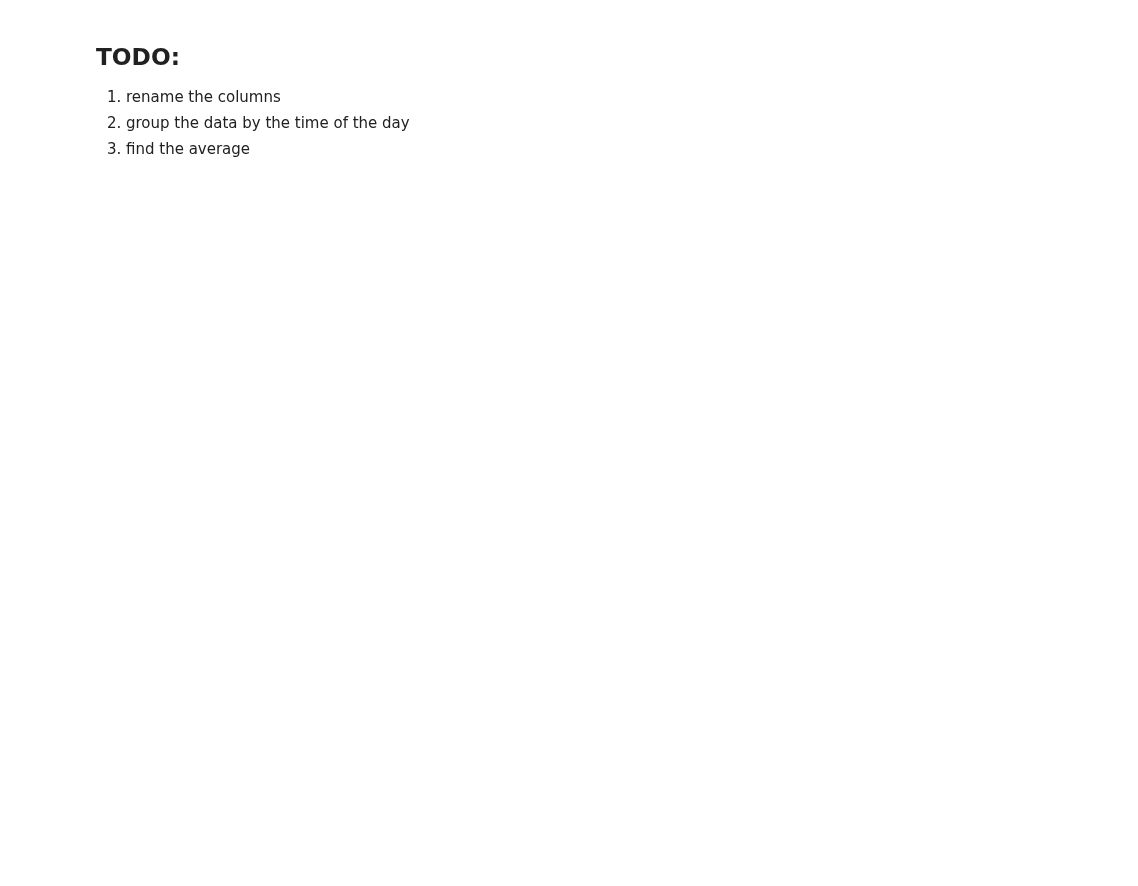
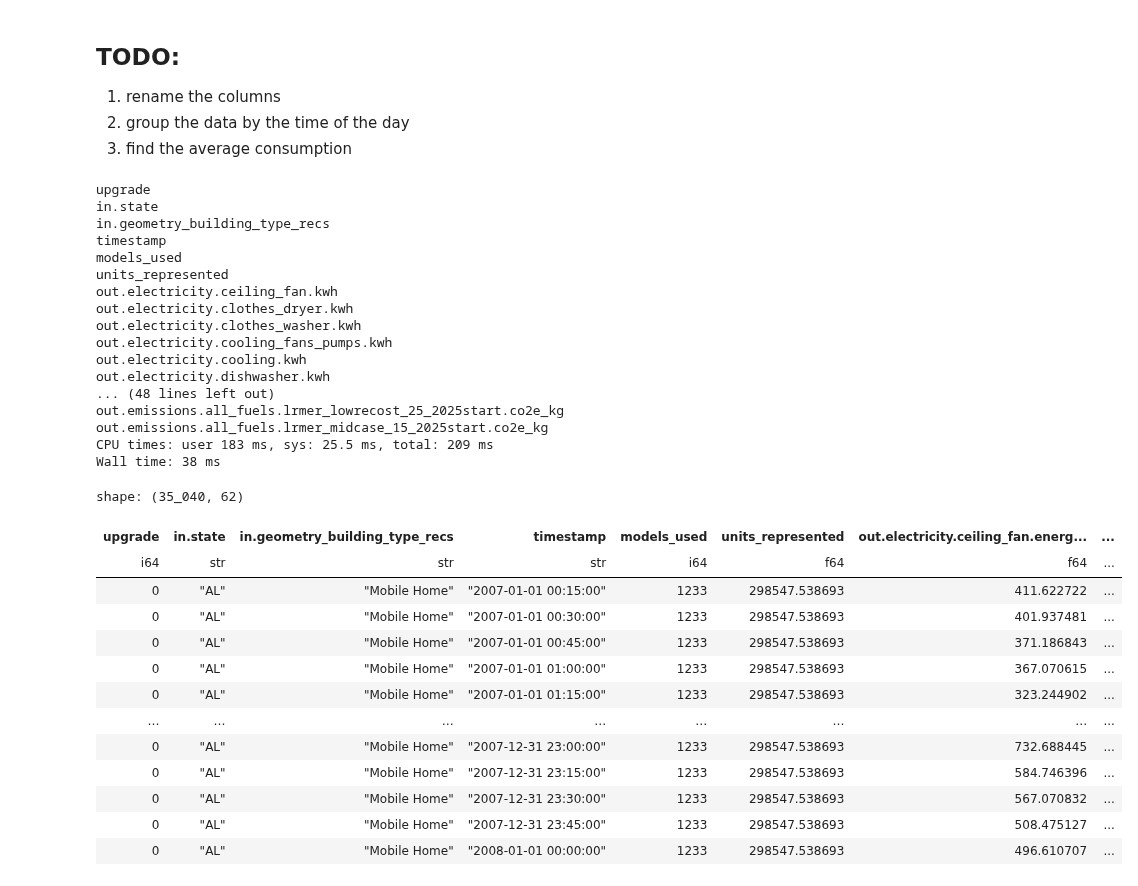
Before and after one commit to 1nuc/load-profile-decomposition, a Jupyter notebook: src/run.ipynb, the cells around one changed output. Saved outputs shown, nothing was run; the diff lists cells and outputs as text; code cells hidden in the pictures; blank space fills up the shorter version.

```diff
--- a/src/run.ipynb
+++ b/src/run.ipynb
@@ -2,7 +2,7 @@
 ## TODO:
 1. rename the columns
 2. group the data by the time of the day
-4. find the average
+4. find the average consumption
 # %%
 import polars as pl
 import pandas as pd
@@ -12,5 +12,39 @@ import matplotlib.pyplot as plt
 # %%
 plt.style.use('ggplot')
 # %%
-# data=pl.scan_csv('load_profile_data.csv', ignore_errors=True)
-# data.collect()
+%%time
+data=pl.read_csv('load_profile_data_mobile_home.csv', ignore_errors=True)
+edit_column_names(data)
+data
+# %% [output]
+upgrade
+in.state
+in.geometry_building_type_recs
+timestamp
+models_used
+units_represented
+out.electricity.ceiling_fan.kwh
+out.electricity.clothes_dryer.kwh
+out.electricity.clothes_washer.kwh
+out.electricity.cooling_fans_pumps.kwh
+out.electricity.cooling.kwh
+out.electricity.dishwasher.kwh
+... (48 lines left out)
+out.emissions.all_fuels.lrmer_lowrecost_25_2025start.co2e_kg
+out.emissions.all_fuels.lrmer_midcase_15_2025start.co2e_kg
+CPU times: user 183 ms, sys: 25.5 ms, total: 209 ms
+Wall time: 38 ms
+shape: (35_040, 62)
+| upgrade | in.state | in.geometry_building_type_recs | timestamp | models_used | units_represented | out.electricity.ceiling_fan.energ... | ... |
+| i64 | str | str | str | i64 | f64 | f64 | ... |
+| 0 | "AL" | "Mobile Home" | "2007-01-01 00:15:00" | 1233 | 298547.538693 | 411.622722 | ... |
+| 0 | "AL" | "Mobile Home" | "2007-01-01 00:30:00" | 1233 | 298547.538693 | 401.937481 | ... |
+| 0 | "AL" | "Mobile Home" | "2007-01-01 00:45:00" | 1233 | 298547.538693 | 371.186843 | ... |
+| 0 | "AL" | "Mobile Home" | "2007-01-01 01:00:00" | 1233 | 298547.538693 | 367.070615 | ... |
+| 0 | "AL" | "Mobile Home" | "2007-01-01 01:15:00" | 1233 | 298547.538693 | 323.244902 | ... |
+| … | … | … | … | … | … | … | ... |
+| 0 | "AL" | "Mobile Home" | "2007-12-31 23:00:00" | 1233 | 298547.538693 | 732.688445 | ... |
+| 0 | "AL" | "Mobile Home" | "2007-12-31 23:15:00" | 1233 | 298547.538693 | 584.746396 | ... |
+| 0 | "AL" | "Mobile Home" | "2007-12-31 23:30:00" | 1233 | 298547.538693 | 567.070832 | ... |
+| 0 | "AL" | "Mobile Home" | "2007-12-31 23:45:00" | 1233 | 298547.538693 | 508.475127 | ... |
+| 0 | "AL" | "Mobile Home" | "2008-01-01 00:00:00" | 1233 | 298547.538693 | 496.610707 | ... |
```
Also changed, not shown: parts of 4 cells of this notebook, 1 other file.
